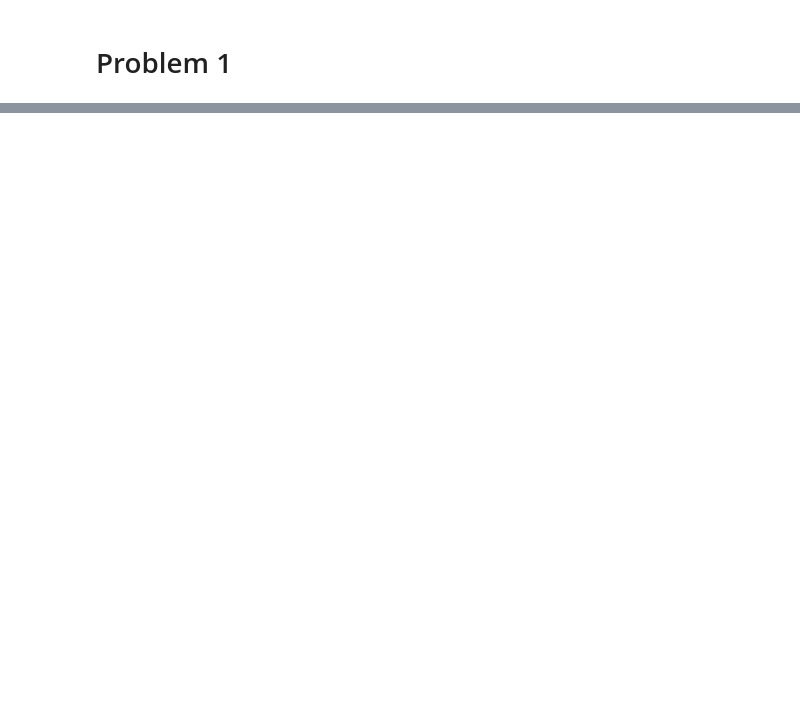
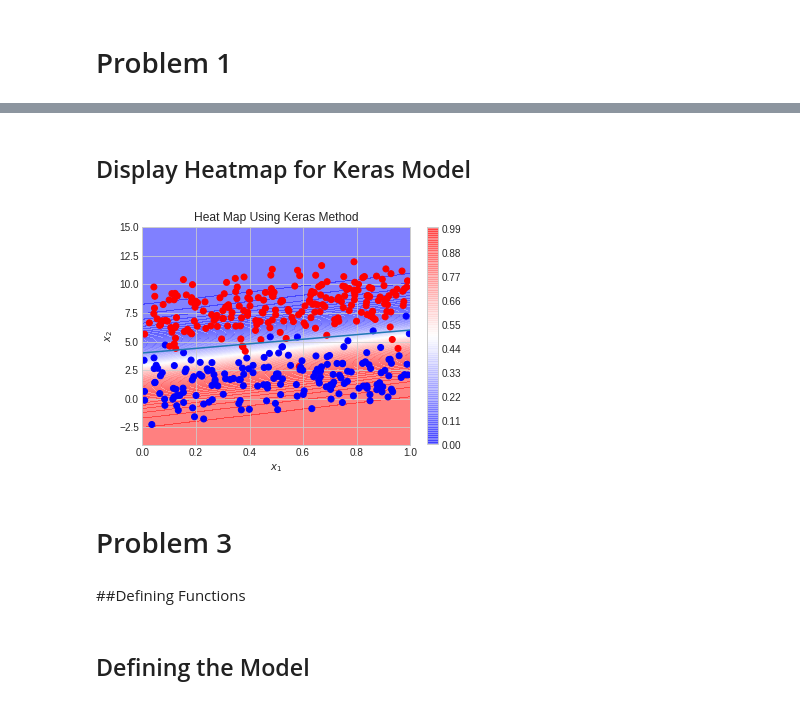
Before and after one commit to shaunhyp57/Artificial-Intelligence-Machine-Learning, a Jupyter notebook: HW_3/HW_3.ipynb, the cells around one changed output, grey strips where cells are left out. Drawn from its saved outputs; the diff is of its cells as text; code cells hidden in the pictures; blank space fills up the shorter version.

```diff
--- a/HW_3/HW_3.ipynb
+++ b/HW_3/HW_3.ipynb
@@ -64,0 +76,9 @@ X_train, X_test, y_train, y_test = train_test_split(data, c, test_size=0.2, rand
+# %%
+def display_heatmap(weights, bias):
+  X_1r = np.linspace(0, 1)
+  X_2r = np.linspace(-4, 15)
+  X_1, X_2 = np.meshgrid(X_1r, X_2r)
+  z = weights[0] * X_1 + weights[1] * X_2 + bias
+  p = 1.0 / (1.0 + np.exp(np.negative(z)))
+  plt.contourf(X_1, X_2, p, 100, cmap='bwr', alpha=0.5, zorder=-1)
+  plt.colorbar()
@@ -64,0 +129,12 @@ X_train, X_test, y_train, y_test = train_test_split(data, c, test_size=0.2, rand
+# %% [markdown]
+## Display Heatmap for Keras Model
+# %%
+# Ploting
+display_random_data(train_data, train_labels, w, b)
+display_heatmap(weights, bias)
+plt.title('Heat Map Using Keras Method')
+plt.show()
+# %% [output]
+[figure, added]
+# %% [markdown]
+# Problem 3
@@ -64,0 +147,2 @@ X_train, X_test, y_train, y_test = train_test_split(data, c, test_size=0.2, rand
+# %% [markdown]
+##Defining Functions
@@ -64,0 +176,2 @@ X_train, X_test, y_train, y_test = train_test_split(data, c, test_size=0.2, rand
+# %% [markdown]
+## Defining the Model
```
Also changed, not shown: parts of 25 cells of this notebook.
